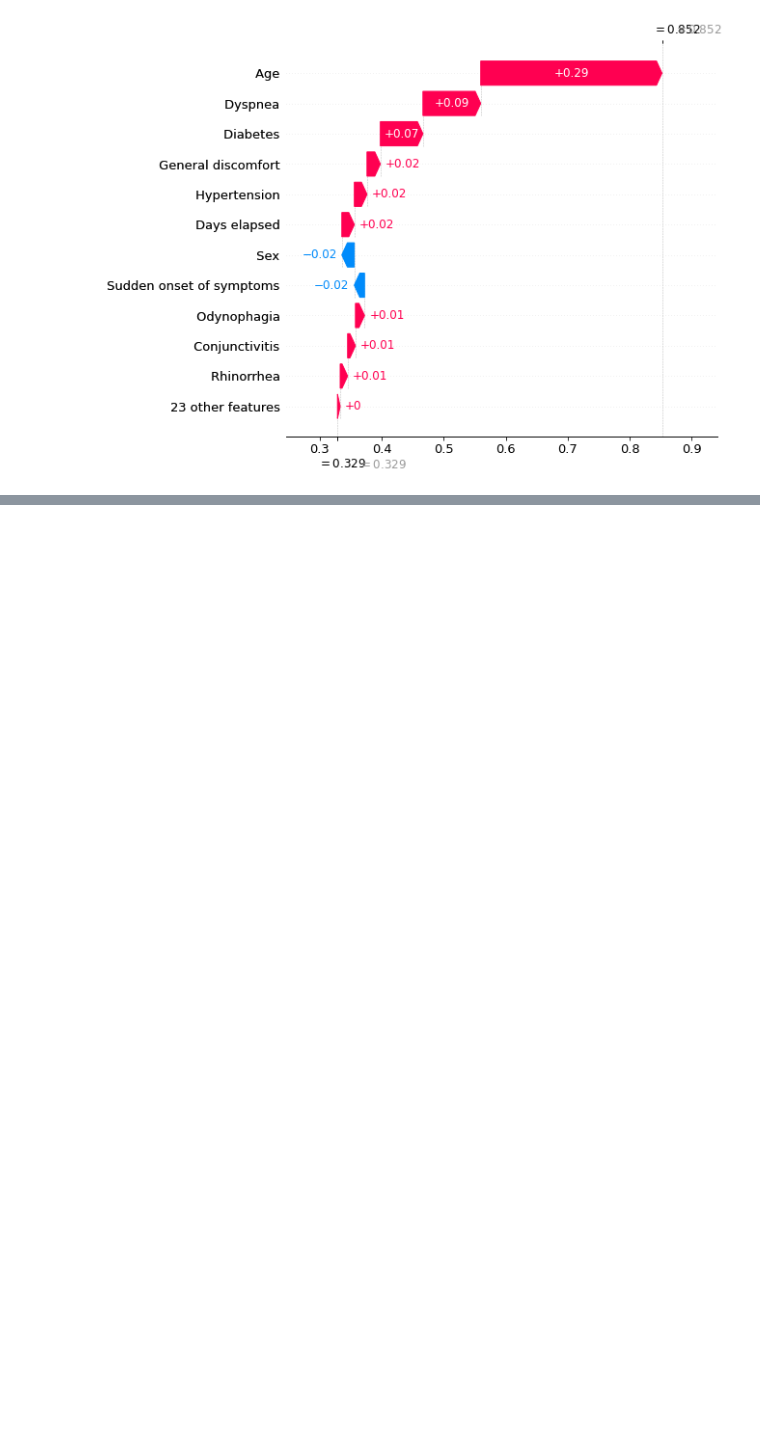
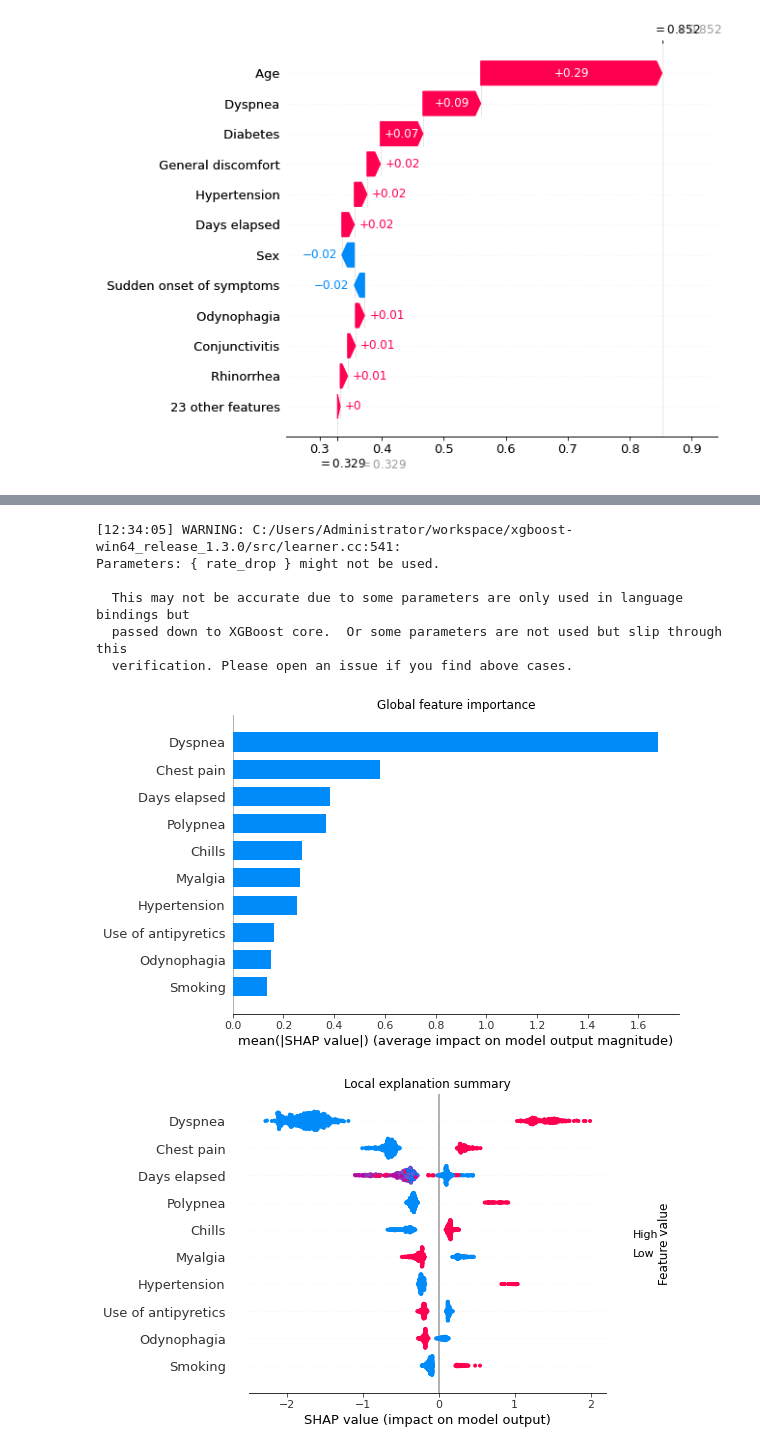
Before and after one commit to rojas-mariano-salvador/Lethality-markers-for-COVID-19, a Jupyter notebook: Risk markers/SHAP approach.ipynb, the cells around one changed output, grey strips where cells are left out. Saved outputs shown, nothing was run; the diff lists cells and outputs as text; code cells hidden in the pictures; blank space fills up the shorter version.

```diff
--- a/Risk markers/SHAP approach.ipynb
+++ b/Risk markers/SHAP approach.ipynb
@@ -992,0 +266,9 @@ plt.savefig(path+'Patients women 70 id 62.pdf',bbox_inches='tight',)
+# %%
+males_20_29 = males[(males["Age"]>=20) & ((males["Age"]<=29))]
+X_males_20_29 = males_20_29.drop(['Sex','Age','lethality'],axis=1)
+y_males_20_29 = males_20_29['lethality'].astype(int)
+y_males_20_29 = y_males_20_29.values.reshape(y_males_20_29.shape[0],1)
+feature_list_males_20_29 = X_males_20_29.columns
+print("X::", X_males_20_29.shape)
+print("Y::", y_males_20_29.shape)
+print(feature_list_males_20_29)
@@ -992,0 +296,13 @@ plt.savefig(path+'Patients women 70 id 62.pdf',bbox_inches='tight',)
+# %%
+"""Risk markers for males (age from 20 to 29)"""
+model_males_20_29 = training(X_males_20_29,y_males_20_29)
+plot_shap_values(model_males_20_29,X_males_20_29,X_males_20_29.columns)
+# %% [output]
+[12:34:05] WARNING: C:/Users/Administrator/workspace/xgboost-win64_release_1.3.0/src/learner.cc:541:
+Parameters: { rate_drop } might not be used.
+
+  This may not be accurate due to some parameters are only used in language bindings but
+  passed down to XGBoost core.  Or some parameters are not used but slip through this
+  verification. Please open an issue if you find above cases.
+[figure, added]
+[figure, added]
```
Also changed, not shown: parts of 131 cells of this notebook.
